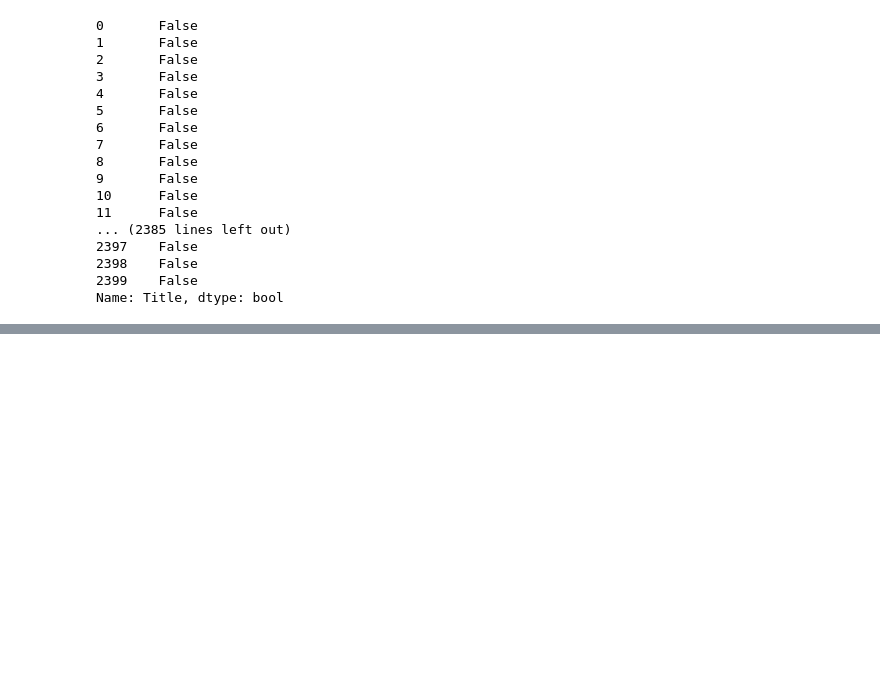
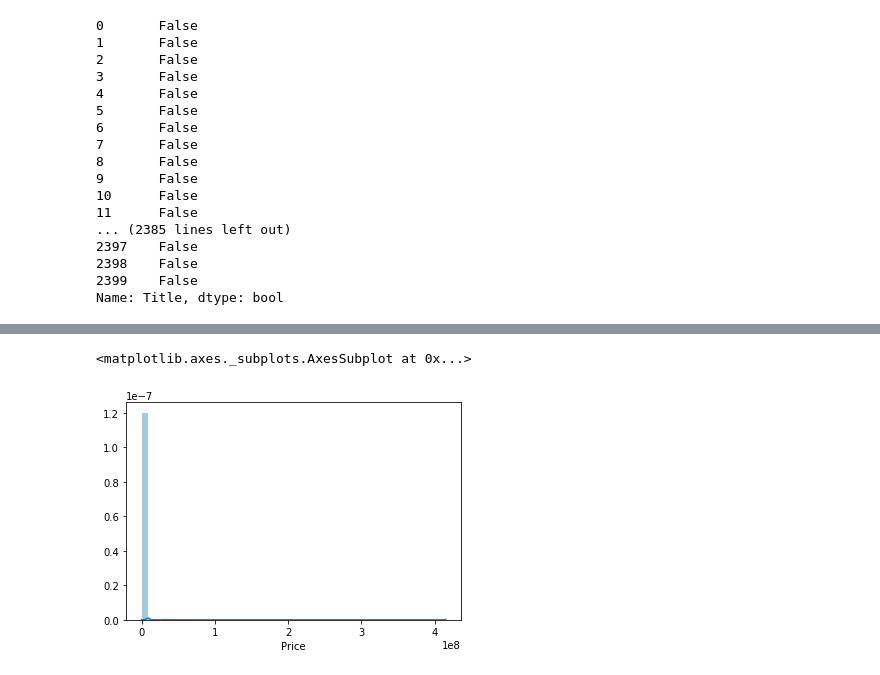
Before and after one commit to Kailash7dev/Craigslist-Housing-Price-Prediction, a Jupyter notebook: EDA_house_price_prediction.ipynb, the cells around one changed output, grey strips where cells are left out. Saved outputs shown, nothing was run; the diff lists cells and outputs as text; code cells hidden in the pictures; blank space fills up the shorter version.

```diff
--- a/EDA_house_price_prediction.ipynb
+++ b/EDA_house_price_prediction.ipynb
@@ -178,0 +202,5 @@ Name: Title, dtype: bool
+# %%
+sns.distplot(house_df[house_df['Price'].notnull()]['Price'])
+# %% [output]
+<matplotlib.axes._subplots.AxesSubplot at 0x...>
+[figure, added]
```
Also changed, not shown: parts of 9 cells of this notebook, 1 other file.
